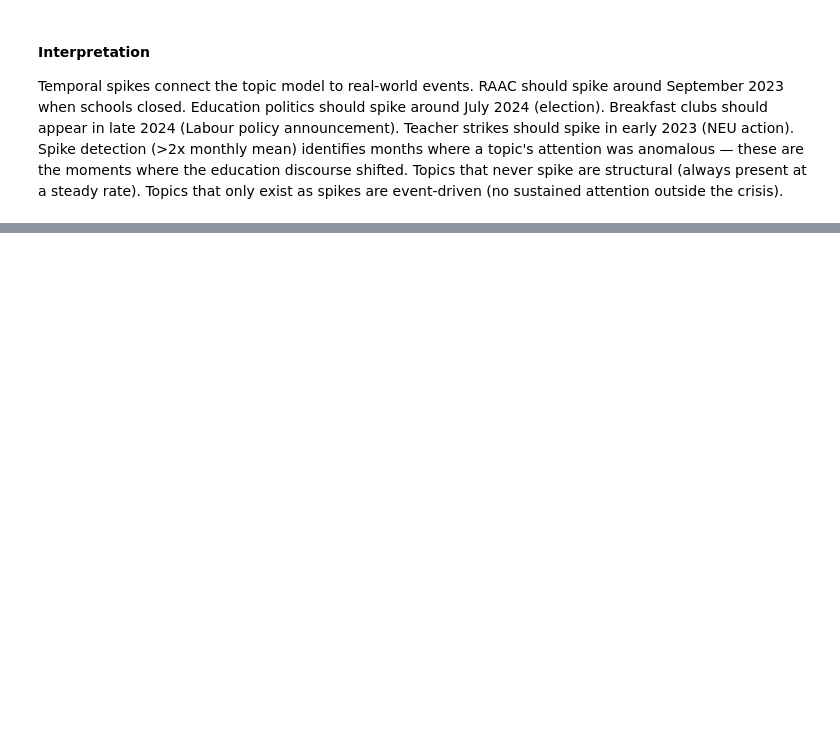
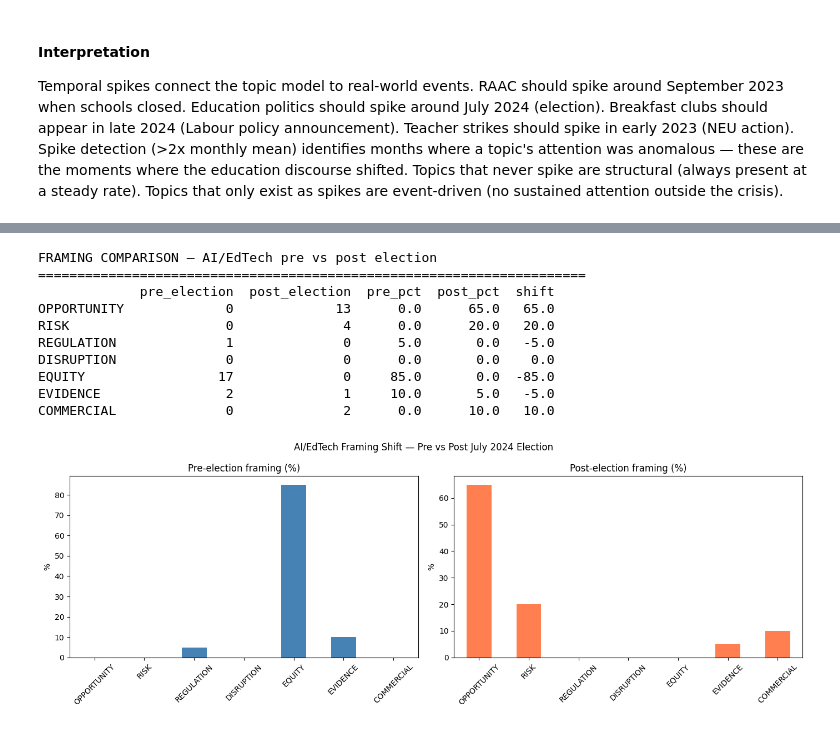
Before and after one commit to Yorkel/atlas-ed, a Jupyter notebook: experiments/notebooks/analysis/analysis_nmf_eng_30.ipynb, the cells around one changed output, grey strips where cells are left out. Cells and saved outputs as stored; diff of their text form; code cells hidden in the pictures; blank space fills up the shorter version.

```diff
--- a/experiments/notebooks/analysis/analysis_nmf_eng_30.ipynb
+++ b/experiments/notebooks/analysis/analysis_nmf_eng_30.ipynb
@@ -348,0 +517,19 @@ Temporal spikes connect the topic model to real-world events. RAAC should spike
+# %%
+import os
+from dotenv import load_dotenv
+from anthropic import Anthropic
+import json
+import re
+import time
+
+load_dotenv(Path("/workspaces/AM1_topic_modelling/.env"))
+client = Anthropic(api_key=os.environ["ANTHROPIC_API_KEY"])
+
+# Get all edtech_and_ai articles, split by period
+ai_df = df[df["topic_name"] == "edtech_and_ai"].copy()
+ai_pre = ai_df[ai_df["period"] == "pre_election"].nlargest(20, "dominant_topic_weight")
+ai_post = ai_df[ai_df["period"] == "post_election"].nlargest(20, "dominant_topic_weight")
+
+print(f"AI/EdTech articles: {len(ai_df)} total")
+print(f"  Pre-election:  {len(ai_df[ai_df['period'] == 'pre_election'])} (using top 20 by weight)")
+print(f"  Post-election: {len(ai_df[ai_df['period'] == 'post_election'])} (using top 20 by weight)")
@@ -348,0 +598,58 @@ Temporal spikes connect the topic model to real-world events. RAAC should spike
+# %%
+# Compare framing distributions
+pre_framings = pd.Series([r["framing"] for r in pre_results]).value_counts()
+post_framings = pd.Series([r["framing"] for r in post_results]).value_counts()
+
+framing_categories = ["OPPORTUNITY", "RISK", "REGULATION", "DISRUPTION", "EQUITY", "EVIDENCE", "COMMERCIAL"]
+comparison = pd.DataFrame({
+    "pre_election": pre_framings.reindex(framing_categories, fill_value=0),
+    "post_election": post_framings.reindex(framing_categories, fill_value=0),
+})
+comparison["pre_pct"] = (comparison["pre_election"] / comparison["pre_election"].sum() * 100).round(1)
+comparison["post_pct"] = (comparison["post_election"] / comparison["post_election"].sum() * 100).round(1)
+comparison["shift"] = comparison["post_pct"] - comparison["pre_pct"]
+
+print("FRAMING COMPARISON — AI/EdTech pre vs post election")
+print("=" * 70)
+print(comparison.to_string())
+
+# Visualise
+fig, axes = plt.subplots(1, 2, figsize=(14, 5))
+
+comparison["pre_pct"].plot(kind="bar", ax=axes[0], color="steelblue")
+axes[0].set_title("Pre-election framing (%)")
+axes[0].set_ylabel("%")
+axes[0].tick_params(axis='x', rotation=45)
+
+comparison["post_pct"].plot(kind="bar", ax=axes[1], color="coral")
+axes[1].set_title("Post-election framing (%)")
+axes[1].set_ylabel("%")
+axes[1].tick_params(axis='x', rotation=45)
+
+plt.suptitle("AI/EdTech Framing Shift — Pre vs Post July 2024 Election", fontsize=12)
+plt.tight_layout()
+plt.savefig("/workspaces/AM1_topic_modelling/data/evaluation_outputs/framing_ai_edtech_eng_k30.png", dpi=150, bbox_inches="tight")
+plt.show()
+
+# Show article-level detail
+print("\n\nPRE-ELECTION FRAMING DETAIL:")
+print("-" * 70)
+for r in pre_results:
+    print(f"  [{r['framing']:<12}] {r['summary']}")
+
+print("\n\nPOST-ELECTION FRAMING DETAIL:")
+print("-" * 70)
+for r in post_results:
+    print(f"  [{r['framing']:<12}] {r['summary']}")
+# %% [output]
+FRAMING COMPARISON — AI/EdTech pre vs post election
+======================================================================
+             pre_election  post_election  pre_pct  post_pct  shift
+OPPORTUNITY             0             13      0.0      65.0   65.0
+RISK                    0              4      0.0      20.0   20.0
+REGULATION              1              0      5.0       0.0   -5.0
+DISRUPTION              0              0      0.0       0.0    0.0
+EQUITY                 17              0     85.0       0.0  -85.0
+EVIDENCE                2              1     10.0       5.0   -5.0
+COMMERCIAL              0              2      0.0      10.0   10.0
+[figure, added]
```
Also changed, not shown: parts of 19 cells of this notebook, 35 other files.
